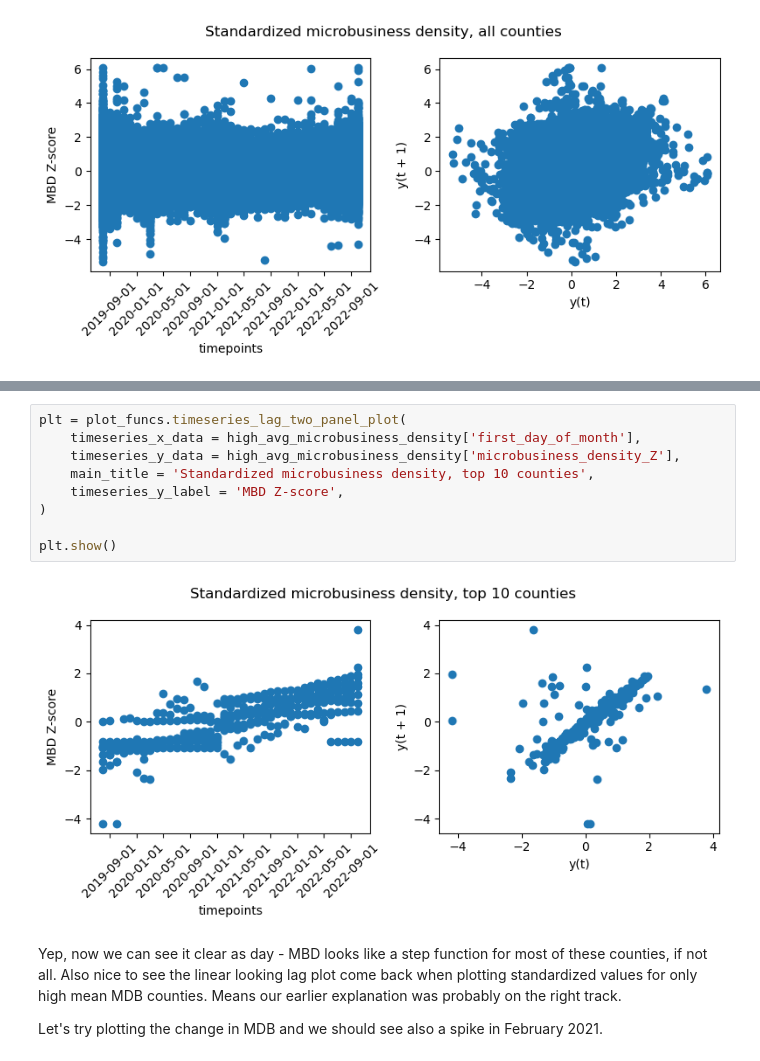
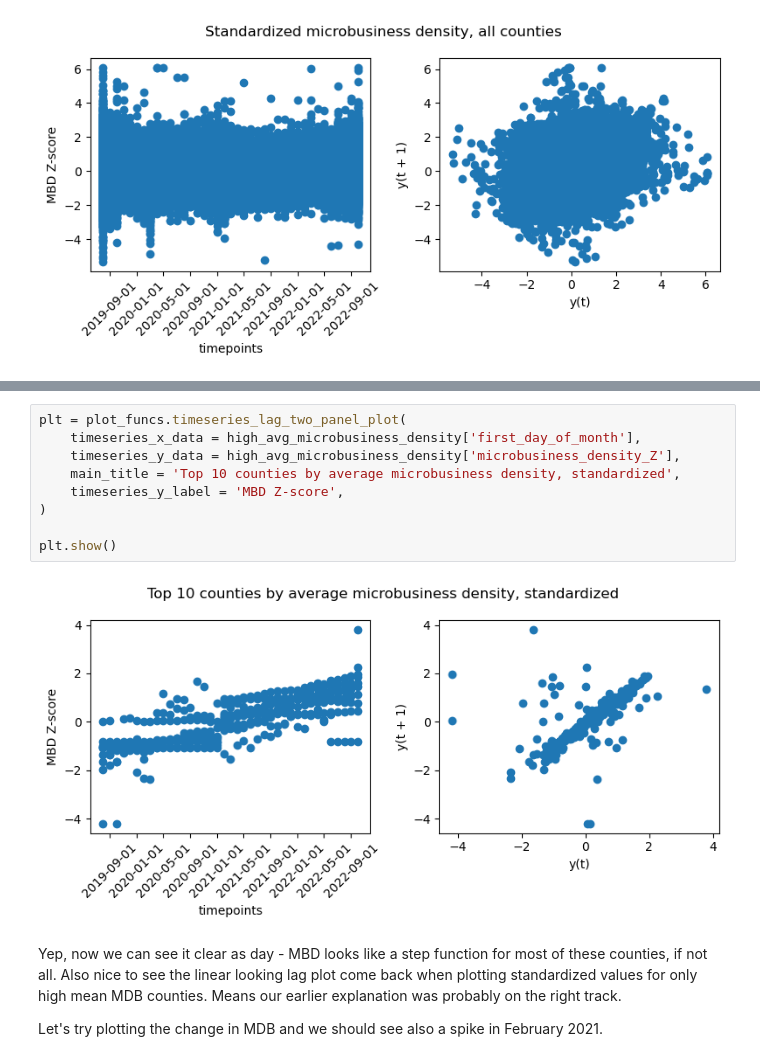
Before and after one commit to gperdrizet/kaggle_microbusiness, a Jupyter notebook: notebooks/02-training_data_exploration.ipynb, the cells around one changed output, grey strips where cells are left out. Saved outputs shown, nothing was run; the diff lists cells and outputs as text.

```diff
--- a/notebooks/02-training_data_exploration.ipynb
+++ b/notebooks/02-training_data_exploration.ipynb
@@ -554,14 +552,14 @@ plt.show()
 # %%
 plt = plot_funcs.timeseries_lag_two_panel_plot(
     timeseries_x_data = high_avg_microbusiness_density['first_day_of_month'],
     timeseries_y_data = high_avg_microbusiness_density['microbusiness_density_Z'],
-    main_title = 'Standardized microbusiness density, top 10 counties',
+    main_title = 'Top 10 counties by average microbusiness density, standardized',
     timeseries_y_label = 'MBD Z-score',
 )
 
 plt.show()
 # %% [output]
-[figure, old version]
+[figure, new version]
 # %% [markdown]
 Yep, now we can see it clear as day - MBD looks like a step function for most of these counties, if not all. Also nice to see the linear looking lag plot come back when plotting standardized values for only high mean MDB counties. Means our earlier explanation was probably on the right track.
 
```
Also changed, not shown: parts of 59 cells of this notebook.
